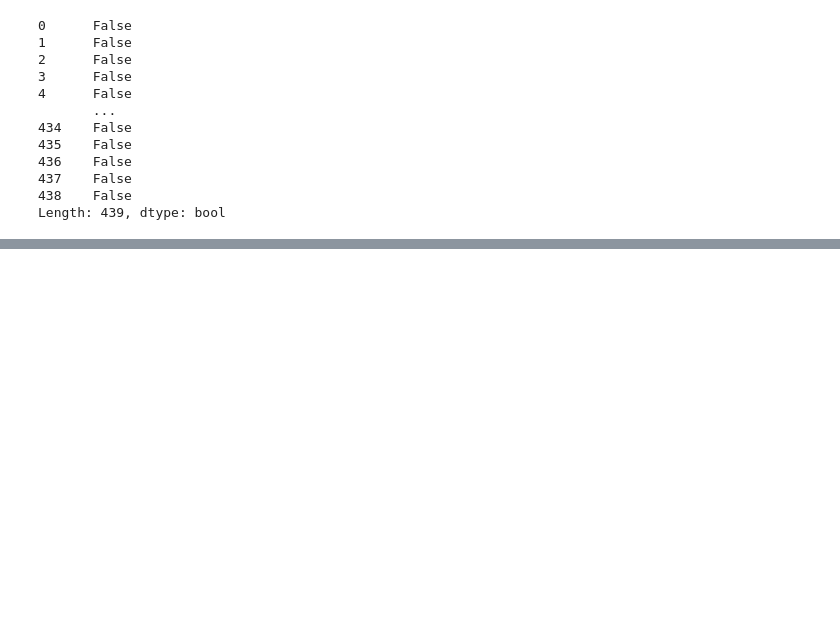
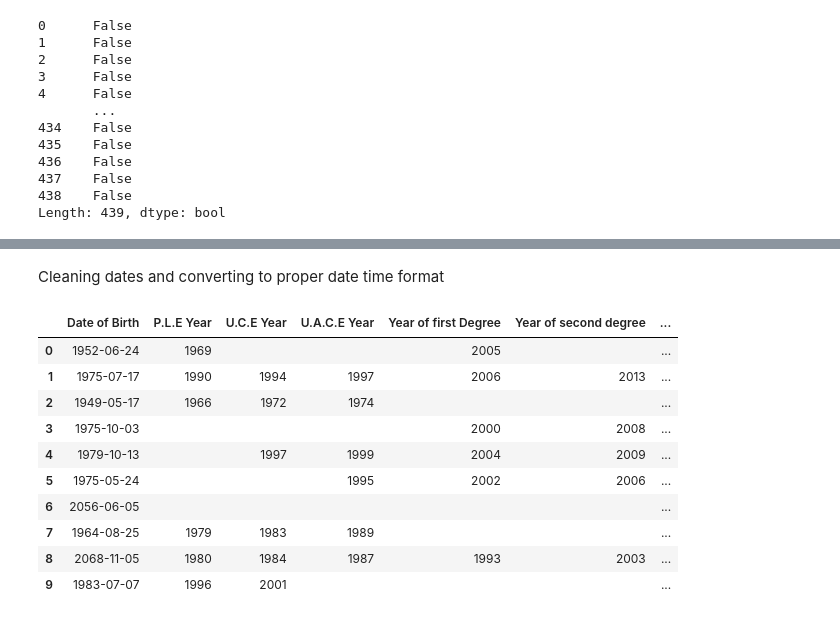
Before and after one commit to ssembatyaisaac/data_analysis, a Jupyter notebook: MPS.ipynb, the cells around one changed output, grey strips where cells are left out. Saved outputs shown, nothing was run; the diff lists cells and outputs as text; code cells hidden in the pictures; blank space fills up the shorter version.

Commit message:
"Cleaning dates and removing empty columns"

```diff
--- a/MPS.ipynb
+++ b/MPS.ipynb
@@ -66,0 +70,5 @@ Length: 439, dtype: bool
+# %%
+df.columns.str.match('Unnamed')
+df2 = df.loc[:,~df.columns.str.match('Unnamed')]
+df2.fillna('',inplace=True)
+df2
@@ -66,0 +89,23 @@ Length: 439, dtype: bool
+# %% [markdown]
+Cleaning dates and converting to proper date time format
+# %%
+# df2[['Date of Birth','P.L.E Year','U.C.E Year','U.A.C.E Year','Year of first Degree','Year of second degree','Year of Third Degree']]
+# df2.loc[df2['Date of Birth'] == '07/071983']
+# df2.loc[df2['Date of Birth'] == '09/0/1971']
+df2['Date of Birth'] = df2['Date of Birth'].replace(['07/071983'],'07/07/1983')
+df2['Date of Birth'] = df2['Date of Birth'].replace(['09/0/1971'],'09/01/1971')
+# replace those dates with a proper date to avoid errors
+df2['Date of Birth'] = pd.to_datetime(df2['Date of Birth'])
+df2[['Date of Birth','P.L.E Year','U.C.E Year','U.A.C.E Year','Year of first Degree','Year of second degree','Year of Third Degree']].head(10)
+# %% [output]
+|  | Date of Birth | P.L.E Year | U.C.E Year | U.A.C.E Year | Year of first Degree | Year of second degree | ... |
+| 0 | 1952-06-24 | 1969 |  |  | 2005 |  | ... |
+| 1 | 1975-07-17 | 1990 | 1994 | 1997 | 2006 | 2013 | ... |
+| 2 | 1949-05-17 | 1966 | 1972 | 1974 |  |  | ... |
+| 3 | 1975-10-03 |  |  |  | 2000 | 2008 | ... |
+| 4 | 1979-10-13 |  | 1997 | 1999 | 2004 | 2009 | ... |
+| 5 | 1975-05-24 |  |  | 1995 | 2002 | 2006 | ... |
+| 6 | 2056-06-05 |  |  |  |  |  | ... |
+| 7 | 1964-08-25 | 1979 | 1983 | 1989 |  |  | ... |
+| 8 | 2068-11-05 | 1980 | 1984 | 1987 | 1993 | 2003 | ... |
+| 9 | 1983-07-07 | 1996 | 2001 |  |  |  | ... |
```
Also changed, not shown: parts of 3 cells of this notebook.
